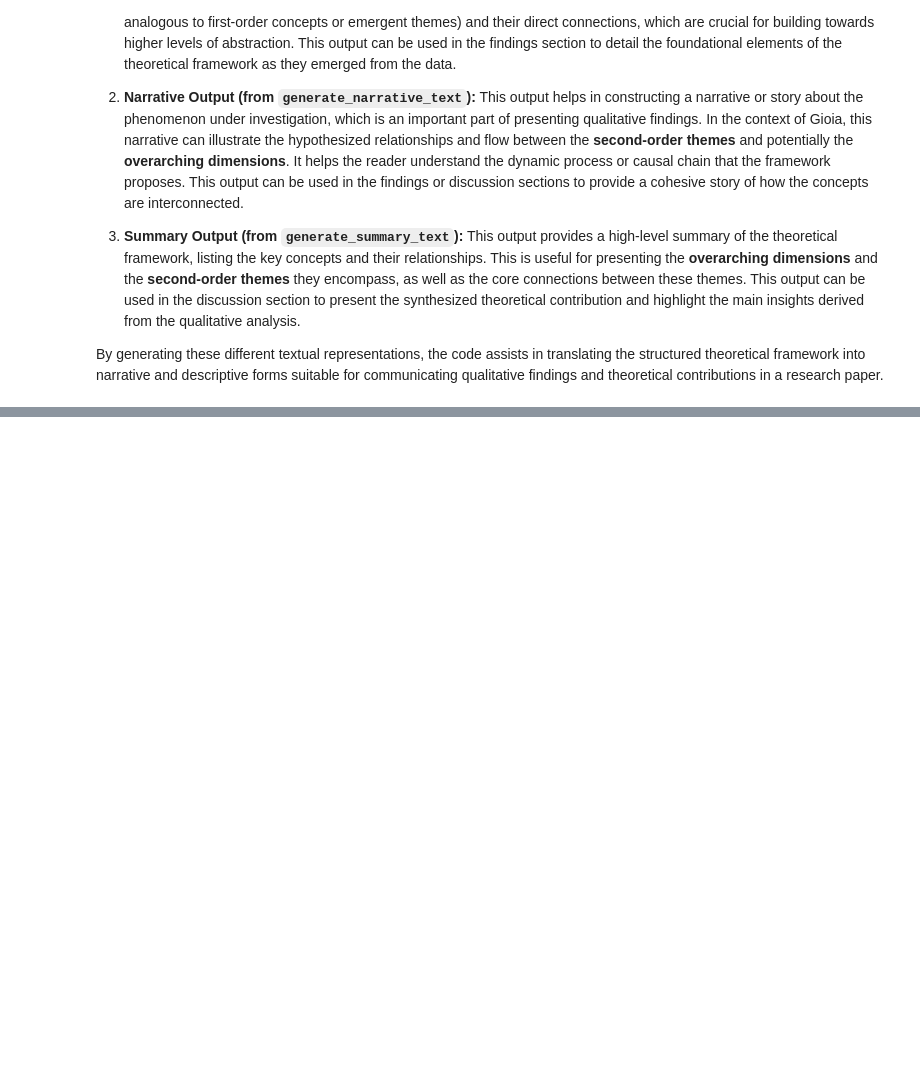
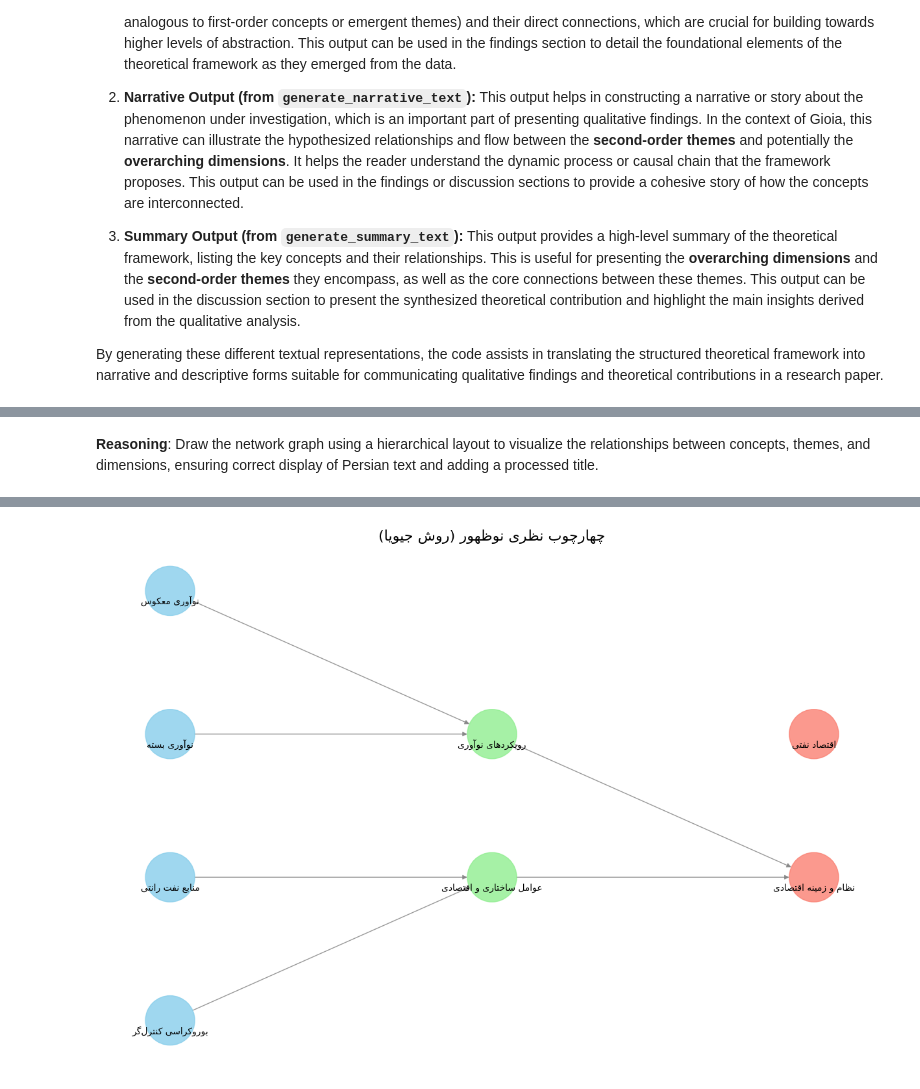
Before and after one commit to rezaqeta/vicious-cycle-symbolic-rnd-iran-soe, a Jupyter notebook: Exploratory_data_Analysis.ipynb, the cells around one changed output, grey strips where cells are left out. Cells and saved outputs as stored; diff of their text form; code cells hidden in the pictures; blank space fills up the shorter version.

```diff
--- a/Exploratory_data_Analysis.ipynb
+++ b/Exploratory_data_Analysis.ipynb
@@ -1472,0 +1656,17 @@ By generating these different textual representations, the code assists in trans
+# %%
+import nltk
+import collections
+
+# Download the 'punkt_tab' resource
+nltk.download('punkt_tab')
+
+# Tokenize the cleaned interview data
+tokens = nltk.word_tokenize(cleaned_interview_data)
+
+# Calculate the frequency of each word
+word_frequencies = collections.Counter(tokens)
+
+# Print the most common words and their frequencies
+print("Most common words (potential themes/concepts):")
+for word, frequency in word_frequencies.most_common(20): # Display top 20 words
+    print(f"{word}: {frequency}")
@@ -1472,0 +1913,41 @@ By generating these different textual representations, the code assists in trans
+# %% [markdown]
+**Reasoning**:
+Draw the network graph using a hierarchical layout to visualize the relationships between concepts, themes, and dimensions, ensuring correct display of Persian text and adding a processed title.
+# %%
+# Define node positions using a hierarchical layout
+# Need to define levels for the hierarchical layout
+pos = nx.multipartite_layout(G, subset_key="level")
+
+# Extract labels and positions for drawing
+labels = nx.get_node_attributes(G, 'label')
+
+# Define colors based on level for visual distinction
+color_map = []
+for node in G:
+    if G.nodes[node]['level'] == 1:
+        color_map.append('skyblue') # Concepts
+    elif G.nodes[node]['level'] == 2:
+        color_map.append('lightgreen') # Themes
+    else:
+        color_map.append('salmon') # Dimensions
+
+# Draw the graph
+plt.figure(figsize=(12, 8))
+nx.draw(G, pos, with_labels=False, node_size=3000, node_color=color_map, font_size=10, font_weight='bold', edge_color='gray', alpha=0.8)
+
+# Draw labels separately to use the reshaped text
+# Adjust label positions slightly for better readability if needed
+label_pos = {node: (p[0], p[1] - 0.05) for node, p in pos.items()} # Example adjustment
+
+nx.draw_networkx_labels(G, label_pos, labels=labels, font_size=10)
+
+
+# Create and display the processed title
+persian_title = "چهارچوب نظری نوظهور (روش جیویا)"
+reshaped_title = arabic_reshaper.reshape(persian_title)
+corrected_persian_title = bidi_text.get_display(reshaped_title)
+
+plt.title(corrected_persian_title, fontsize=16)
+
+plt.show()
+# %% [output]
@@ -1472,0 +1971 @@ By generating these different textual representations, the code assists in trans
+[figure, added]
```
Also changed, not shown: parts of 34 cells of this notebook.
